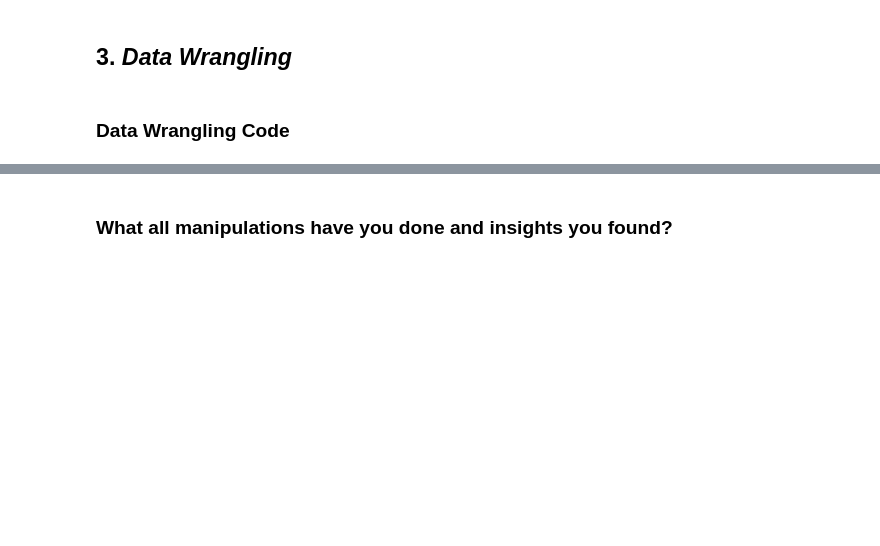
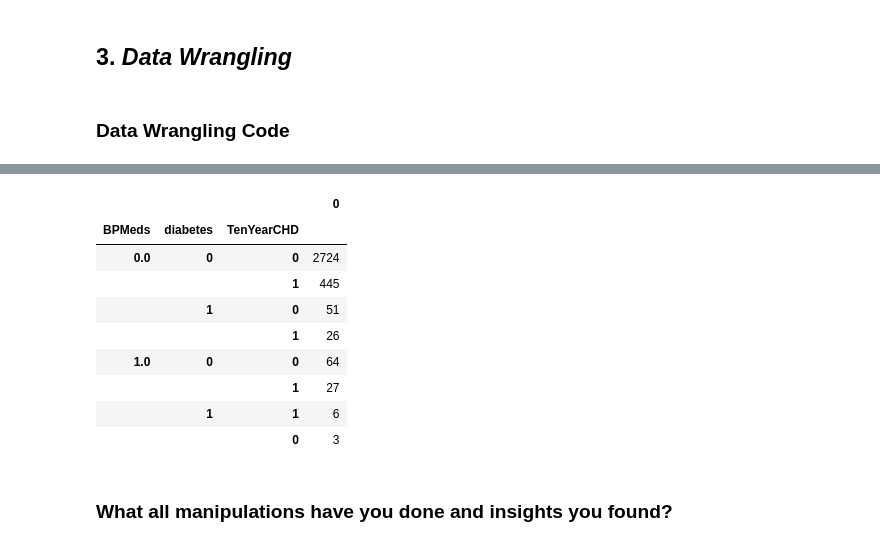
Before and after one commit to LuvMutreja/Cardiovascular-Risk-Prediction, a Jupyter notebook: Classification_Capstone_Project_Cardiovascular_Risk_Prediction.ipynb, the cells around one changed output, grey strips where cells are left out. Drawn from its saved outputs; the diff is of its cells as text; code cells hidden in the pictures; blank space fills up the shorter version.

```diff
--- a/Classification_Capstone_Project_Cardiovascular_Risk_Prediction.ipynb
+++ b/Classification_Capstone_Project_Cardiovascular_Risk_Prediction.ipynb
@@ -272,3 +352,16 @@ Number of unique values in  TenYearCHD  is  2
+# %%
+pd.DataFrame(dataset.groupby('BPMeds')[['diabetes','TenYearCHD']].value_counts())
+# %% [output]
+|  |  |  | 0 |
+| BPMeds | diabetes | TenYearCHD |  |
+| 0.0 | 0 | 0 | 2724 |
+|  |  | 1 | 445 |
+|  | 1 | 0 | 51 |
+|  |  | 1 | 26 |
+| 1.0 | 0 | 0 | 64 |
+|  |  | 1 | 27 |
+|  | 1 | 1 | 6 |
+|  |  | 0 | 3 |
 # %% [markdown]
 ### What all manipulations have you done and insights you found?
 # %% [markdown]
```
Also changed, not shown: parts of 14 cells of this notebook.
